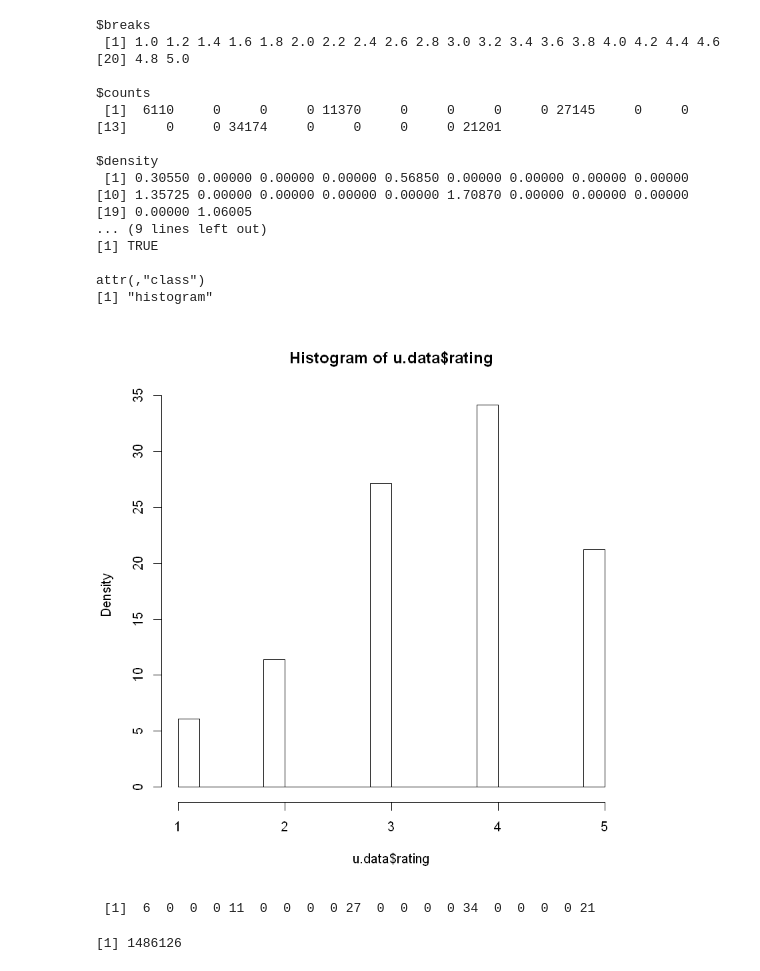
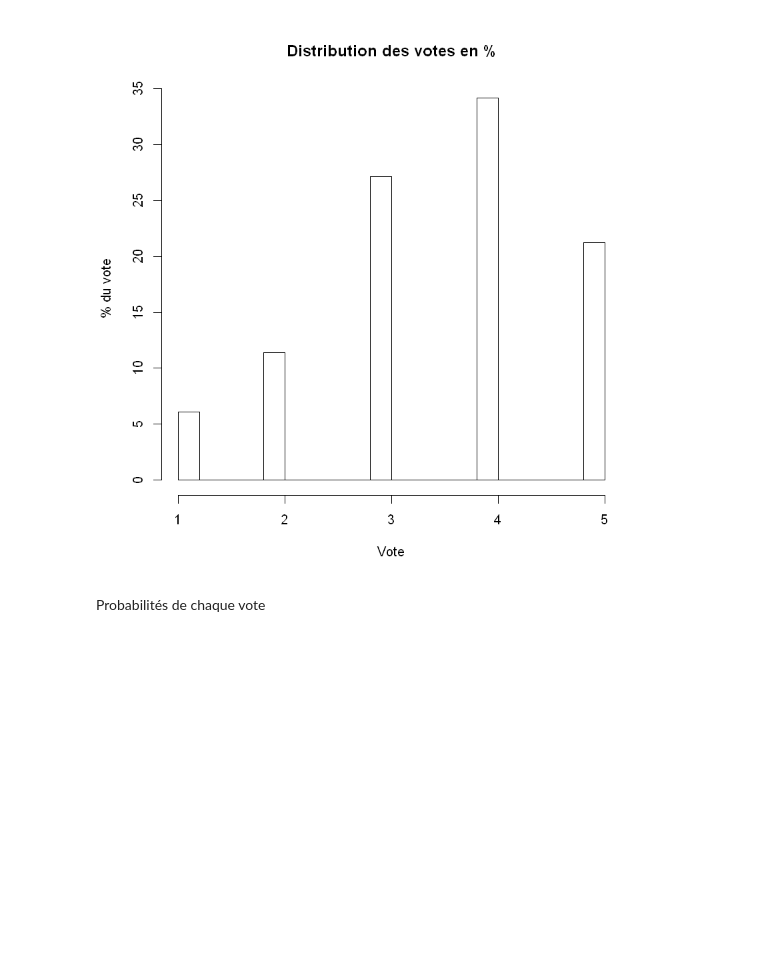
Before and after one commit to olivierp9/Recommender-System, a Jupyter notebook: projet/random.ipynb, the cells around one changed output. Drawn from its saved outputs; the diff is of its cells as text; code cells hidden in the pictures; blank space fills up the shorter version.

```diff
--- a/projet/random.ipynb
+++ b/projet/random.ipynb
@@ -25,3 +16,3 @@ mae.rmse(m.svd2, m)
 # %%
-hist.values <- hist(u.data$rating)
+hist.values <- hist(u.data$rating, main = 'Distribution des votes',xlab = 'Vote',ylab = 'Fréquence du vote')
 # %% [output]
@@ -29,29 +20,9 @@ hist.values <- hist(u.data$rating)
 # %%
-hist.values
 hist.values$density = hist.values$counts/sum(hist.values$counts)*100
-plot(hist.values,freq=FALSE)
+plot(hist.values,freq=FALSE,main = 'Distribution des votes en %',xlab = 'Vote',ylab = '% du vote')
 # %% [output]
-$breaks
- [1] 1.0 1.2 1.4 1.6 1.8 2.0 2.2 2.4 2.6 2.8 3.0 3.2 3.4 3.6 3.8 4.0 4.2 4.4 4.6
-[20] 4.8 5.0
-
-$counts
- [1]  6110     0     0     0 11370     0     0     0     0 27145     0     0
-[13]     0     0 34174     0     0     0     0 21201
-
-$density
- [1] 0.30550 0.00000 0.00000 0.00000 0.56850 0.00000 0.00000 0.00000 0.00000
-[10] 1.35725 0.00000 0.00000 0.00000 0.00000 1.70870 0.00000 0.00000 0.00000
-[19] 0.00000 1.06005
-... (9 lines left out)
-[1] TRUE
-
-attr(,"class")
-[1] "histogram"
-[figure, old version]
+[figure, new version]
+# %% [markdown]
+Probabilités de chaque vote
 # %%
 hist.prob <- round(100*hist.values$counts/sum(hist.values$counts))
-# %%
-hist.prob
-# %% [output]
- [1]  6  0  0  0 11  0  0  0  0 27  0  0  0  0 34  0  0  0  0 21
@@ -60,4 +28,0 @@ rand.dist <- rep(1,6*16000)
-# %%
-sum(m==0)
-# %% [output]
-[1] 1486126
```
Also changed, not shown: parts of 25 cells of this notebook, 3 other files.
